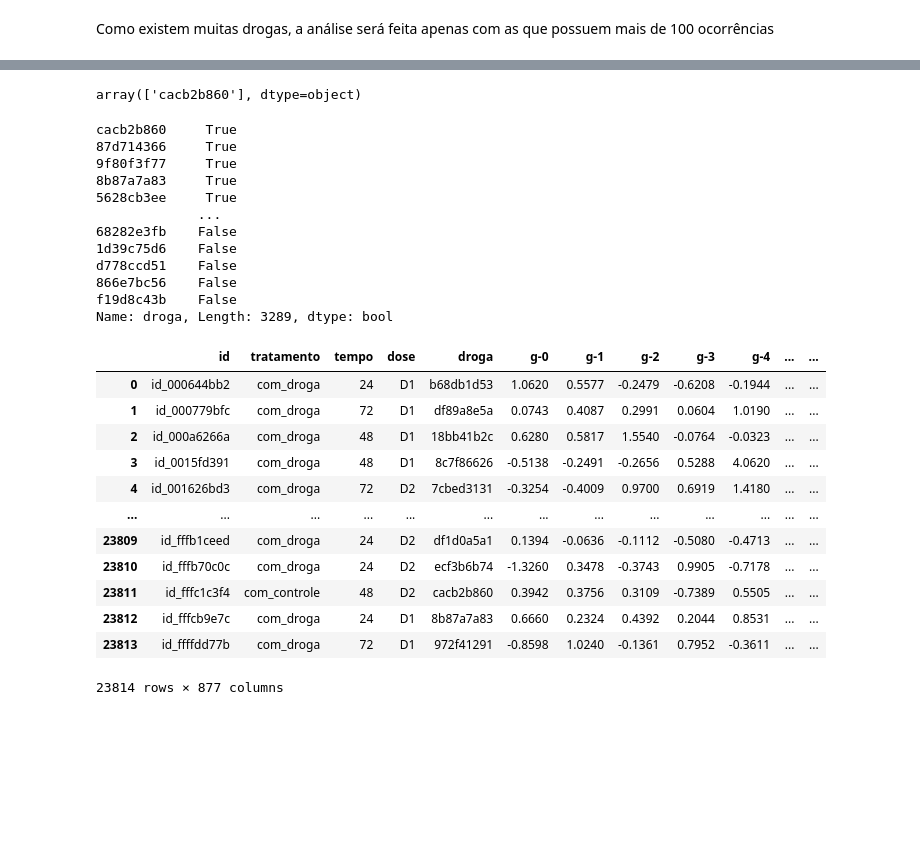
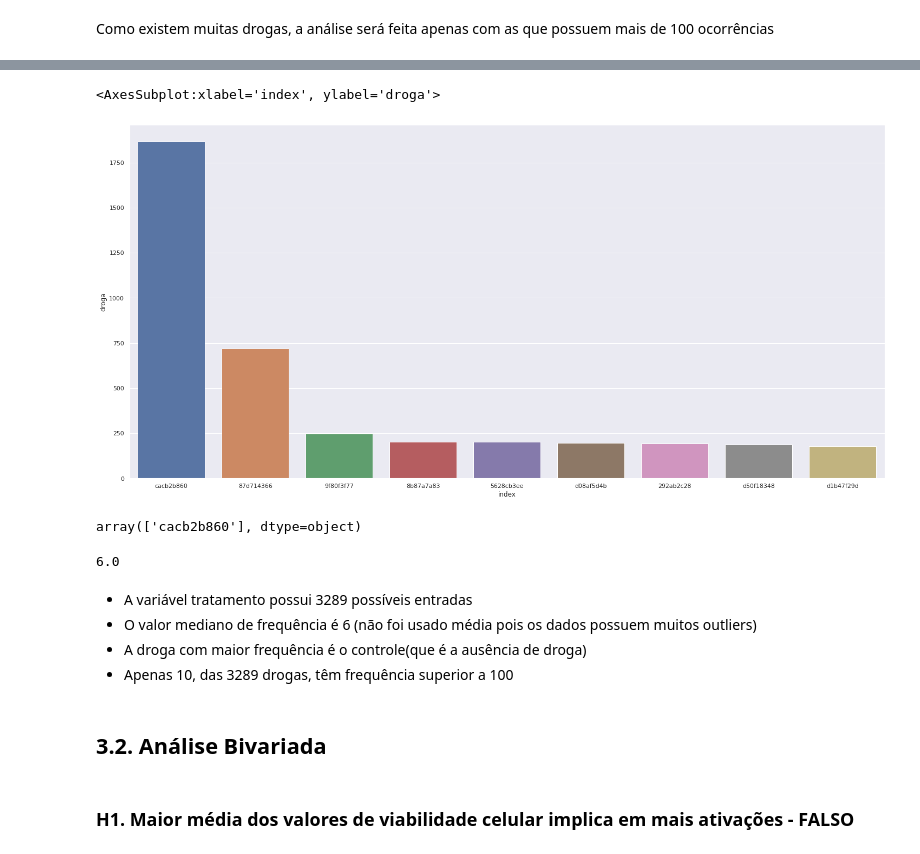
Before and after one commit to tadeucbm/imersao-dados-desafio-final, a Jupyter notebook: Notebooks/projeto_imersao_dados.ipynb, the cells around one changed output, grey strips where cells are left out. Drawn from its saved outputs; the diff is of its cells as text; code cells hidden in the pictures; blank space fills up the shorter version.

```diff
--- a/Notebooks/projeto_imersao_dados.ipynb
+++ b/Notebooks/projeto_imersao_dados.ipynb
@@ -548 +625,7 @@ ValueError: Location based indexing can only have [integer, integer slice (START
+# %%
+aux_1 = cat_var['droga'].value_counts().reset_index()
+sns.barplot(x='index', y='droga', data=aux_1[0:9])
+# %% [output]
+<AxesSubplot:xlabel='index', ylabel='droga'>
+[figure, added]
 # %%
@@ -550,33 +633,15 @@ df_exp[df_exp['tratamento'] == 'com_controle']['droga'].unique()
 # %% [output]
 array(['cacb2b860'], dtype=object)
-# %%
-drugs_10
-# %% [output]
-cacb2b860     True
-87d714366     True
-9f80f3f77     True
-8b87a7a83     True
-5628cb3ee     True
-             ...
-68282e3fb    False
-1d39c75d6    False
-d778ccd51    False
-866e7bc56    False
-f19d8c43b    False
-Name: droga, Length: 3289, dtype: bool
-# %%
-df_exp
-# %% [output]
-|  | id | tratamento | tempo | dose | droga | g-0 | g-1 | g-2 | g-3 | g-4 | ... | ... |
-| 0 | id_000644bb2 | com_droga | 24 | D1 | b68db1d53 | 1.0620 | 0.5577 | -0.2479 | -0.6208 | -0.1944 | ... | ... |
-| 1 | id_000779bfc | com_droga | 72 | D1 | df89a8e5a | 0.0743 | 0.4087 | 0.2991 | 0.0604 | 1.0190 | ... | ... |
-| 2 | id_000a6266a | com_droga | 48 | D1 | 18bb41b2c | 0.6280 | 0.5817 | 1.5540 | -0.0764 | -0.0323 | ... | ... |
-| 3 | id_0015fd391 | com_droga | 48 | D1 | 8c7f86626 | -0.5138 | -0.2491 | -0.2656 | 0.5288 | 4.0620 | ... | ... |
-| 4 | id_001626bd3 | com_droga | 72 | D2 | 7cbed3131 | -0.3254 | -0.4009 | 0.9700 | 0.6919 | 1.4180 | ... | ... |
-| ... | ... | ... | ... | ... | ... | ... | ... | ... | ... | ... | ... | ... |
-| 23809 | id_fffb1ceed | com_droga | 24 | D2 | df1d0a5a1 | 0.1394 | -0.0636 | -0.1112 | -0.5080 | -0.4713 | ... | ... |
-| 23810 | id_fffb70c0c | com_droga | 24 | D2 | ecf3b6b74 | -1.3260 | 0.3478 | -0.3743 | 0.9905 | -0.7178 | ... | ... |
-| 23811 | id_fffc1c3f4 | com_controle | 48 | D2 | cacb2b860 | 0.3942 | 0.3756 | 0.3109 | -0.7389 | 0.5505 | ... | ... |
-| 23812 | id_fffcb9e7c | com_droga | 24 | D1 | 8b87a7a83 | 0.6660 | 0.2324 | 0.4392 | 0.2044 | 0.8531 | ... | ... |
-| 23813 | id_ffffdd77b | com_droga | 72 | D1 | 972f41291 | -0.8598 | 1.0240 | -0.1361 | 0.7952 | -0.3611 | ... | ... |
-23814 rows × 877 columns
+# %%
+cat_var['droga'].value_counts().median()
+# %% [output]
+6.0
+# %% [markdown]
+- A variável tratamento possui 3289 possíveis entradas
+- O valor mediano de frequência é 6 (não foi usado média pois os dados possuem muitos outliers)
+- A droga com maior frequência é o controle(que é a ausência de droga)
+- Apenas 10, das 3289 drogas, têm frequência superior a 100
+# %% [markdown]
+## 3.2. Análise Bivariada
+# %% [markdown]
+### H1. Maior média dos valores de viabilidade celular implica em mais ativações - FALSO
```
Also changed, not shown: parts of 99 cells of this notebook.
